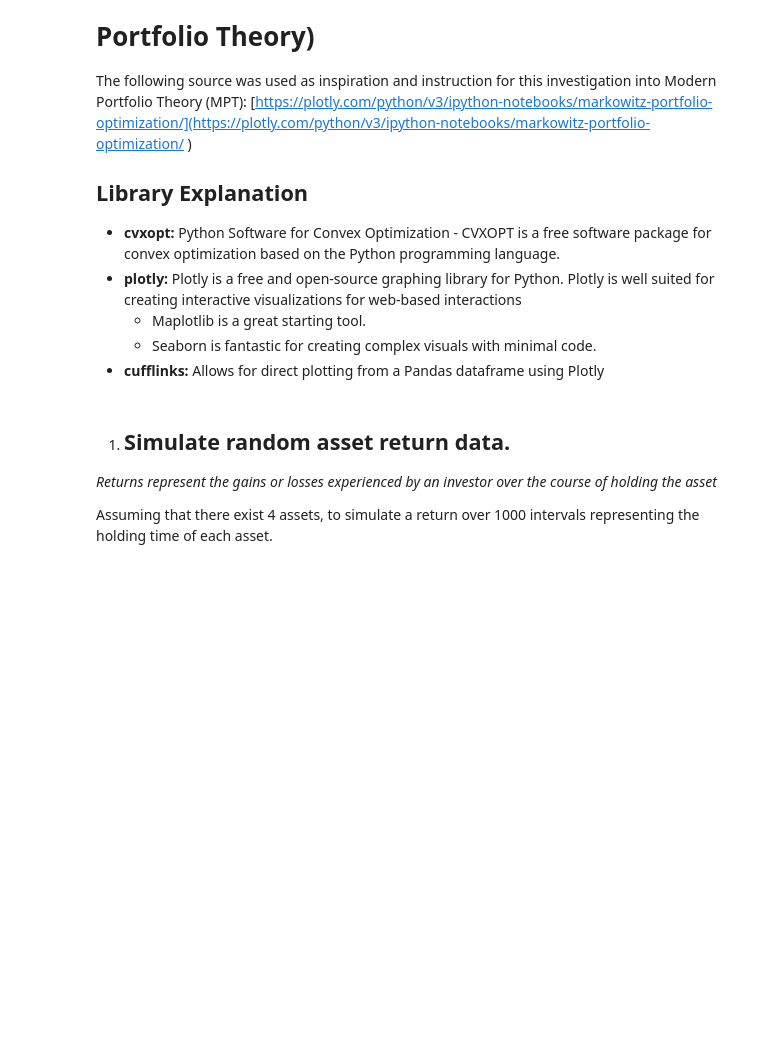
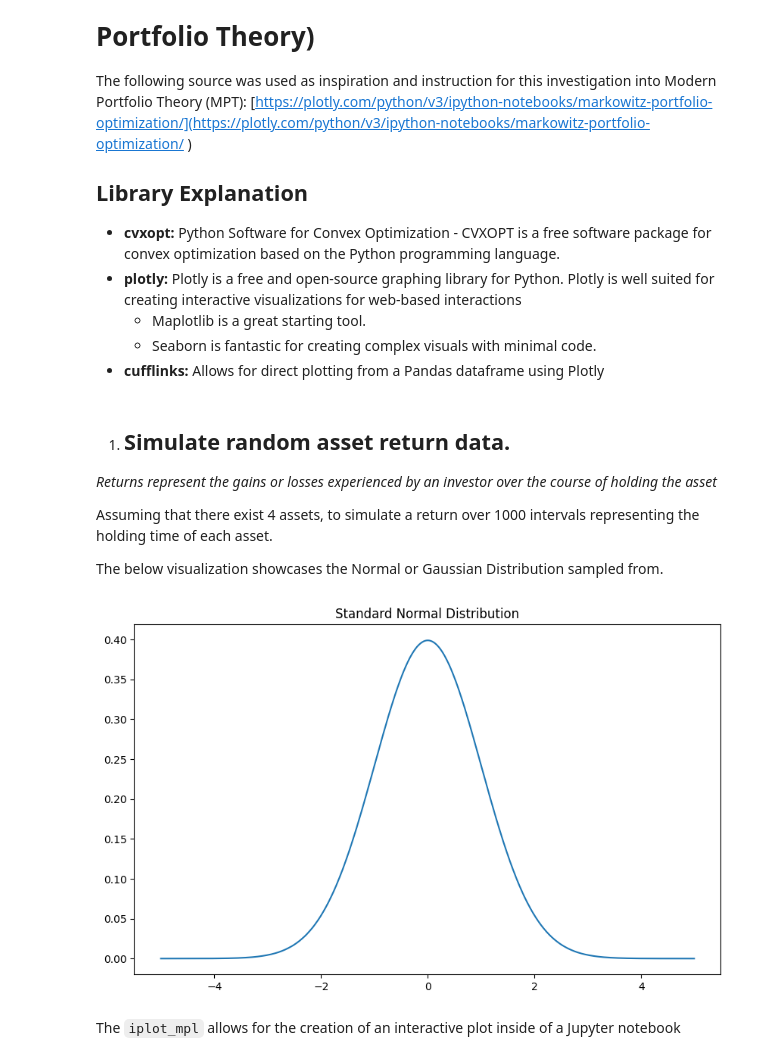
Before and after one commit to trav-d13/fintech, a Jupyter notebook: notebooks/markowitz.ipynb, the cells around one changed output. Drawn from its saved outputs; the diff is of its cells as text; code cells hidden in the pictures; blank space fills up the shorter version.

```diff
--- a/notebooks/markowitz.ipynb
+++ b/notebooks/markowitz.ipynb
@@ -30,5 +32,17 @@ The following source was used as inspiration and instruction for this investigat
 _Returns represent the gains or losses experienced by an investor over the course of holding the asset_
 
 Assuming that there exist 4 assets, to simulate a return over 1000 intervals representing the holding time of each asset.
+
+The below visualization showcases the Normal or Gaussian Distribution sampled from.
+# %%
+fig = plt.figure(figsize=(10, 6))
+x_range = np.arange(-5, 5, 0.01)
+mean = 0
+sd = 1
+plt.plot(x_range, norm.pdf(x_range, mean, sd))
+plt.title('Standard Normal Distribution')
+plt.show()
+# %% [output]
+[figure, added]
 # %%
 asset_no = 4
@@ -36,5 +50,7 @@ obs_no = 1000
 
 asset_returns = np.random.randn(asset_no, obs_no)
+# %% [markdown]
+The `iplot_mpl` allows for the creation of an interactive plot inside of a Jupyter notebook
 # %%
 fig = plt.figure(figsize=(20, 12))
 plt.plot(asset_returns.T, alpha=0.4)
```
Also changed, not shown: parts of 5 cells of this notebook.
